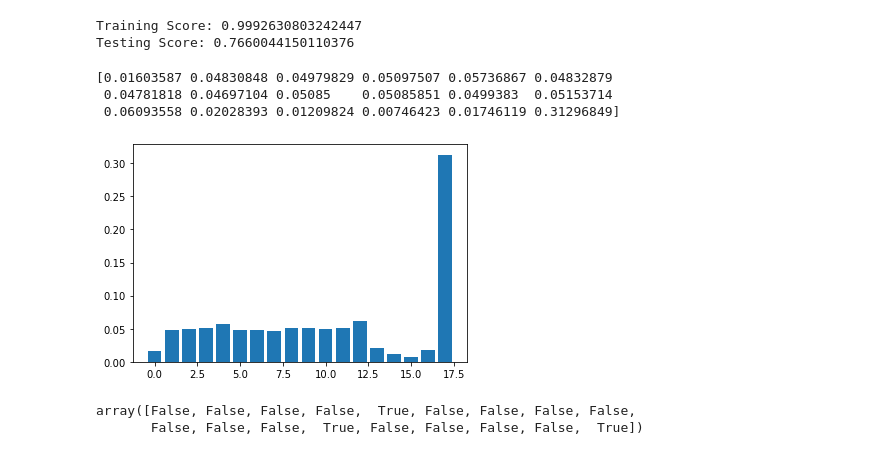
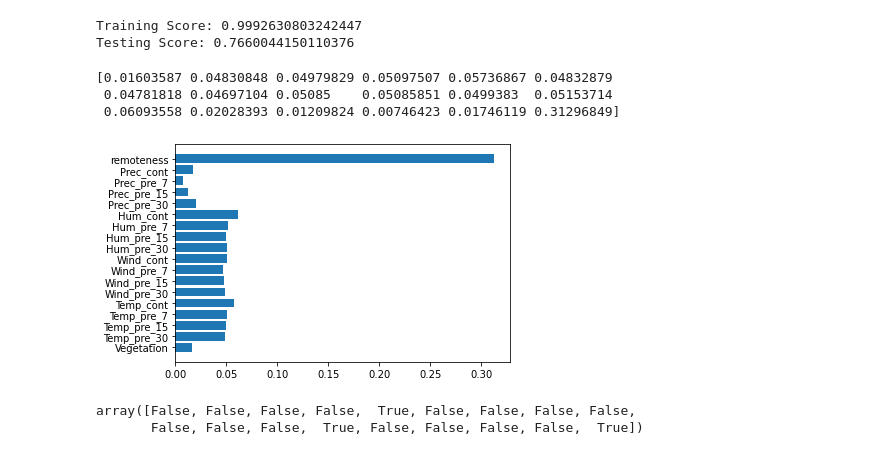
Before and after one commit to JuliaBehling/Final_Project, a Jupyter notebook: Machine Learning/RandomForestModel.ipynb, the cells around one changed output. Drawn from its saved outputs; the diff is of its cells as text; code cells hidden in the pictures.

```diff
--- a/Machine Learning/RandomForestModel.ipynb
+++ b/Machine Learning/RandomForestModel.ipynb
@@ -12,7 +12,7 @@ from pathlib import Path
 from sklearn.feature_selection import SelectFromModel
 # %%
 # Load the data
-file_path = Path("Resources/FW_Veg_Rem_Combined.csv")
+file_path = Path("../Resources/Source_data/FW_Veg_Rem_Combined.csv")
 fires_df = pd.read_csv(file_path)
 fires_df = fires_df[["fire_size","fire_size_class","state","Vegetation","Temp_pre_30","Temp_pre_15","Temp_pre_7","Temp_cont","Wind_pre_30","Wind_pre_15","Wind_pre_7","Wind_cont","Hum_pre_30","Hum_pre_15","Hum_pre_7","Hum_cont","Prec_pre_30","Prec_pre_15","Prec_pre_7","Prec_cont","remoteness"]].copy()
 fires_df = fires_df[fires_df["state"]=="CA"]
@@ -63,14 +63,15 @@ Training Score: 0.9992630803242447
 Testing Score: 0.7660044150110376
 # %%
 features = clf.feature_importances_
+column_names = ["Vegetation","Temp_pre_30","Temp_pre_15","Temp_pre_7","Temp_cont","Wind_pre_30","Wind_pre_15","Wind_pre_7","Wind_cont","Hum_pre_30","Hum_pre_15","Hum_pre_7","Hum_cont","Prec_pre_30","Prec_pre_15","Prec_pre_7","Prec_cont","remoteness"]
 print(features)
-plt.bar(x = range(len(features)), height=features)
+plt.barh(y = range(len(features)), width=features, tick_label=column_names)
 plt.show()
 # %% [output]
 [0.01603587 0.04830848 0.04979829 0.05097507 0.05736867 0.04832879
  0.04781818 0.04697104 0.05085    0.05085851 0.0499383  0.05153714
  0.06093558 0.02028393 0.01209824 0.00746423 0.01746119 0.31296849]
-[figure, old version]
+[figure, new version]
 # %%
 sel = SelectFromModel(clf)
 sel.fit(X_train_scaled, y_train)
```
Also changed, not shown: 4 other files.
